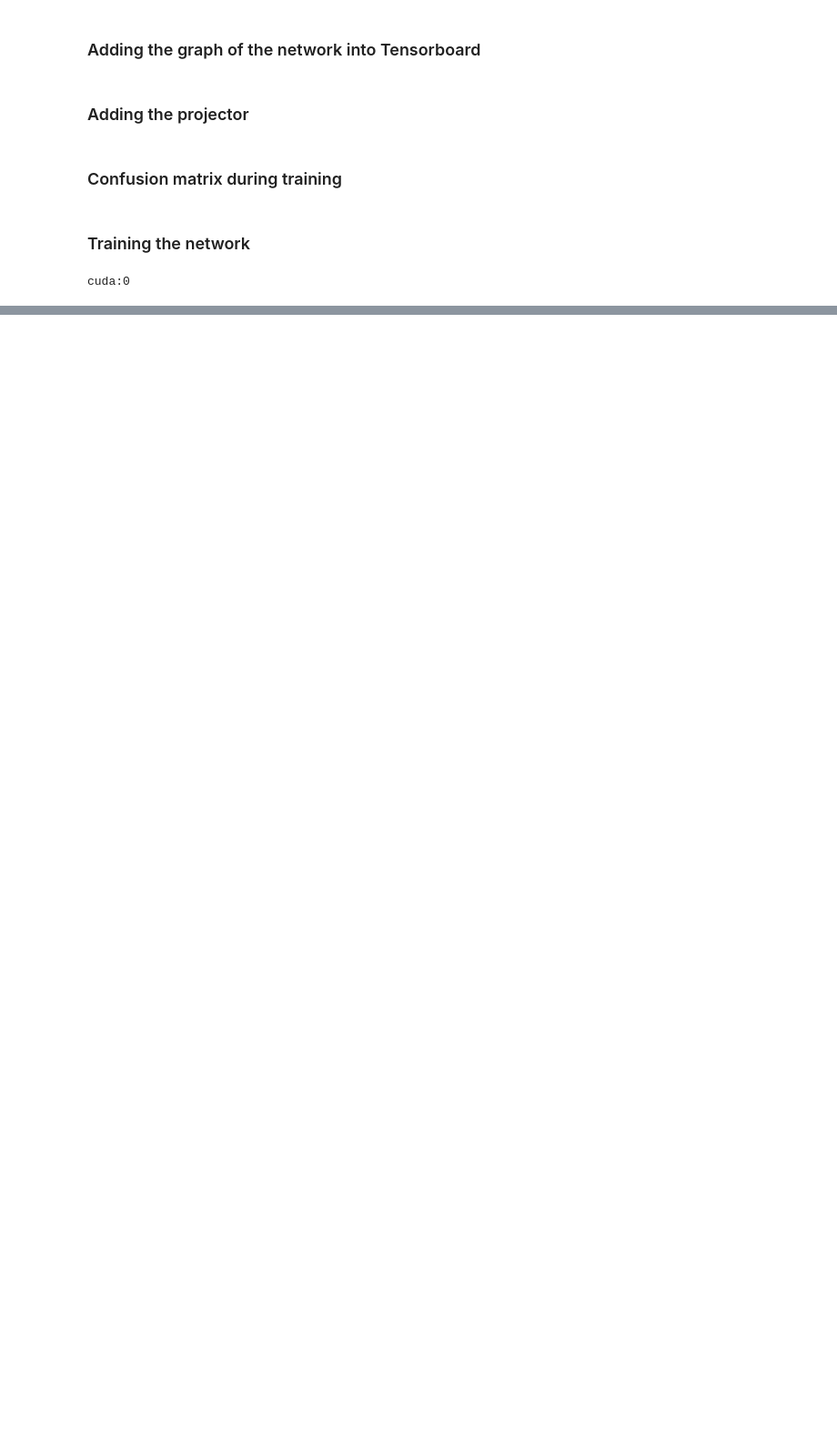
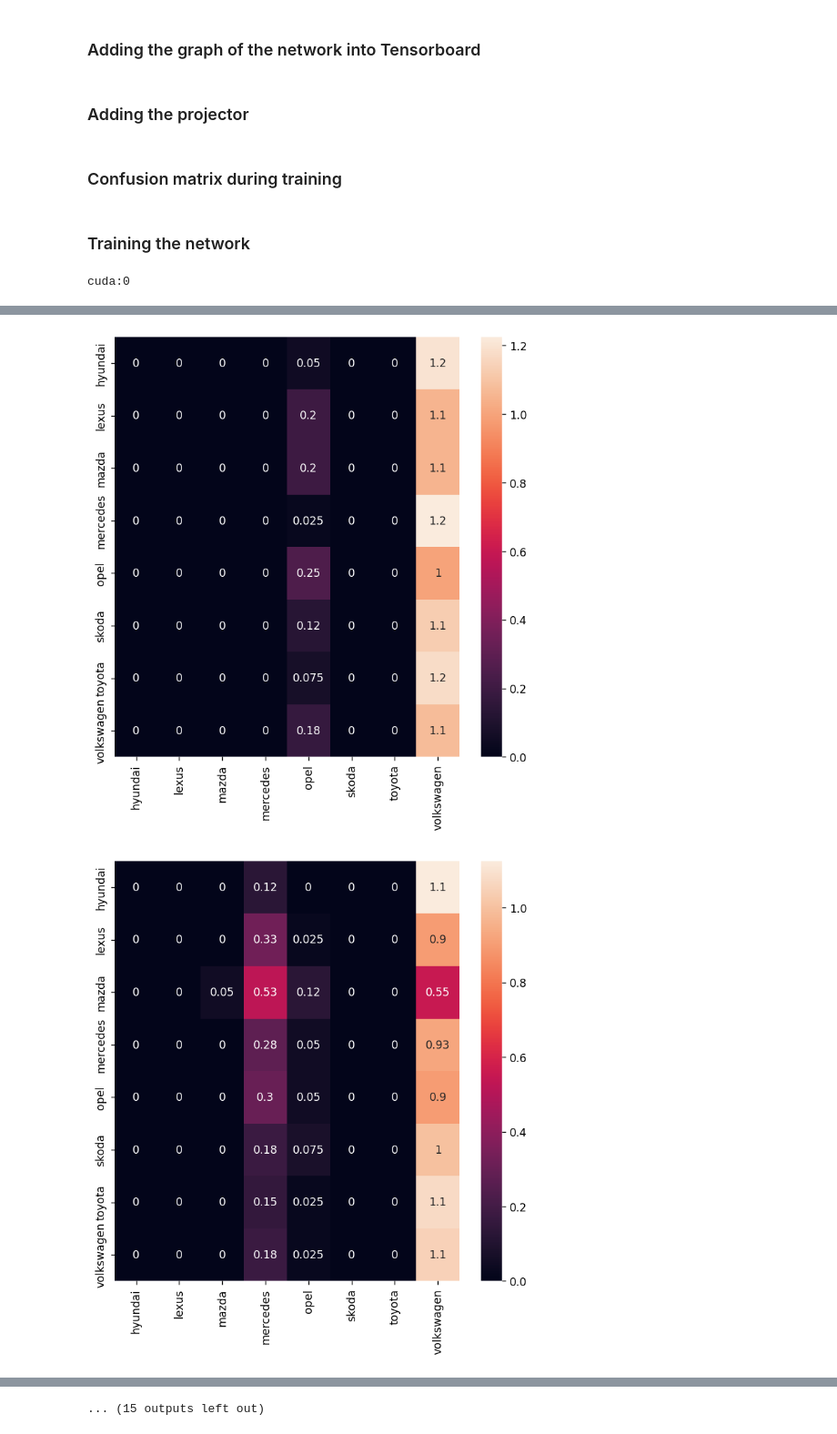
Before and after one commit to EliaTosin/ProgettoTesi, a Jupyter notebook: train_auto_brand.ipynb, the cells around one changed output, grey strips where cells are left out. Shown at 91% size. Saved outputs shown, nothing was run; the diff lists cells and outputs as text; code cells hidden in the pictures; blank space fills up the shorter version.

```diff
--- a/train_auto_brand.ipynb
+++ b/train_auto_brand.ipynb
@@ -325,25 +336,25 @@ start tensorboard: `tensorboard --logdir=Users\eliad\Tesi\ProgettoTesi\runs\car_
 # %% [markdown]
 ### Adding the graph of the network into Tensorboard
 # %%
-# writer.add_graph(net, images.to(device))
-# writer.close()
+writer.add_graph(net, images.to(device))
+writer.close()
 # %% [markdown]
 ### Adding the projector
 # %%
-# tmp_dl = DataLoader(train_data, batch_size=100, shuffle=True)
-# images, labels = next(iter(tmp_dl))
+tmp_dl = DataLoader(train_data, batch_size=100, shuffle=True)
+images, labels = next(iter(tmp_dl))
 
-# # get the class labels for each image
-# class_labels = [diz[lab.item()] for lab in labels]
+# get the class labels for each image
+class_labels = [diz[lab.item()] for lab in labels]
 
 
-# images = Resize((28, 28))(images)
+images = Resize((28, 28))(images)
 
-# features = images.view(-1, 28 * 28)
-# writer.add_embedding(features,
-#                     metadata=class_labels,
-#                     label_img=images)
-# writer.close()
+features = images.view(-1, 28 * 28)
+writer.add_embedding(features,
+                    metadata=class_labels,
+                    label_img=images)
+writer.close()
 # %% [markdown]
 ### Confusion matrix during training
 # %%
@@ -385,7 +396,7 @@ print(next(net.parameters()).device)
 cuda:0
 # %%
 best_test_loss = 10000
-for epoch in range(1):  # loop over the dataset multiple times
+for epoch in range(25):  # loop over the dataset multiple times
     net.train()
     running_loss = 0.0
     for i, data in enumerate(train_dl):
@@ -416,9 +427,9 @@ for epoch in range(1):  # loop over the dataset multiple times
         if i > 0  and i % 50 == 0:    # print every 360 images (8 images per batch, 45 loops)
             print(f'[{epoch + 1}, {i}/{len(train_dl)}] loss: {(running_loss/skip):.3f}')
             # ...log the running loss
-            # writer.add_scalar('training loss',
-            #            running_loss / skip,
-            #            epoch * len(train_dl) + i)
+            writer.add_scalar('training loss',
+                       running_loss / skip,
+                       epoch * len(train_dl) + i)
             running_loss = 0.0
 
     #end of an epoch, calculate loss on test set (since it's small and there's no need to split)
@@ -442,14 +453,14 @@ for epoch in range(1):  # loop over the dataset multiple times
             best_net.train()
             best_net = net
             best_net.eval()
-        # writer.add_scalar('test loss',
-        #                test_loss/test_batch,
-        #                epoch+1)
+        writer.add_scalar('test loss',
+                       test_loss/test_batch,
+                       epoch+1)
         # confusion matrix (added from extra step)
-        # writer.add_image("confusion_matrix2", createConfusionMatrix(test_dl, net), global_step=epoch)
-        # writer.close()
+        writer.add_image(f"confusion_matrix at epoch {epoch}", createConfusionMatrix(test_dl, net), global_step=epoch)
+        writer.close()
 
 
 print('Finished Training')
-print(f"best test loss: {best_test_loss}")
+print(f"best test loss: {best_test_loss:.3f}")
 # %% [output]
@@ -464,0 +501,2 @@ best test loss: 2.079602837562561
+[figure, added]
+[figure, added]
@@ -465,3 +511,4 @@ best test loss: 2.079602837562561
+... (15 outputs left out)
 # %%
 #saving the trained model
 torch.save(net.state_dict(), SAVE_PATH)
```
Also changed, not shown: parts of 12 cells of this notebook, 2 other files.
